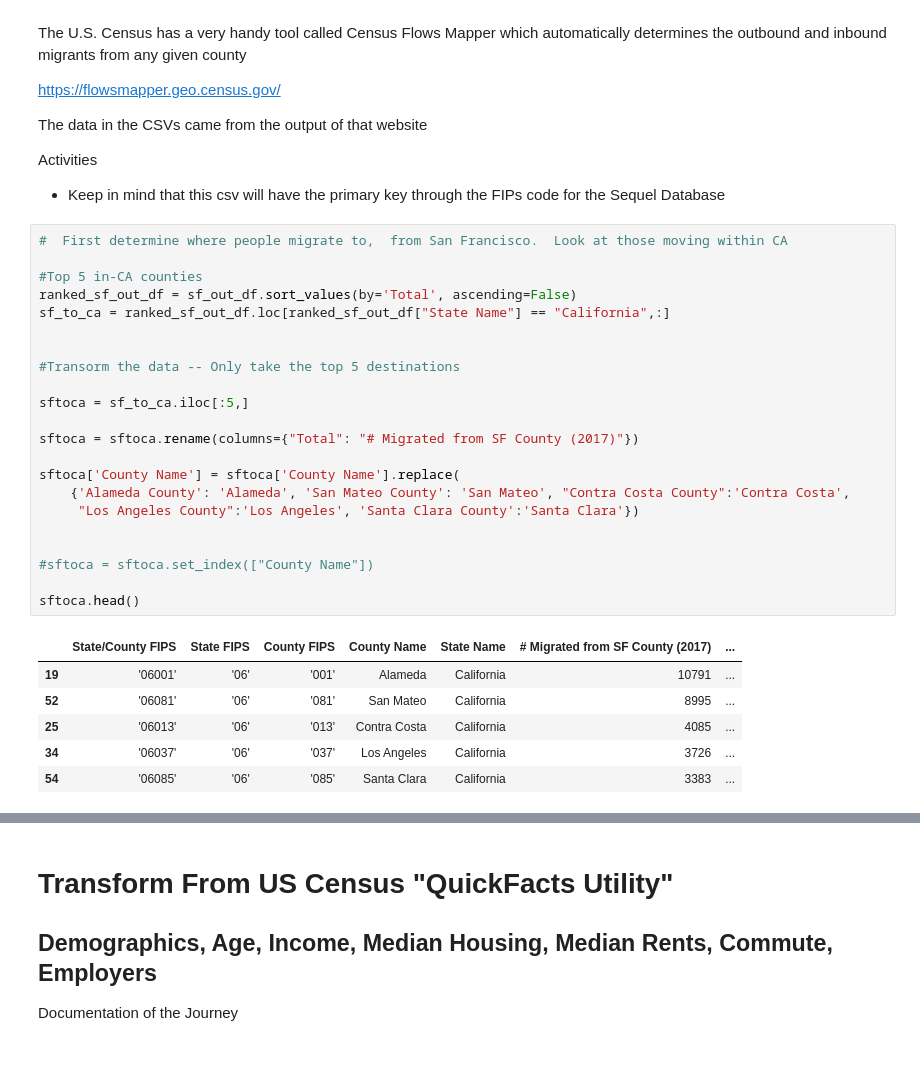
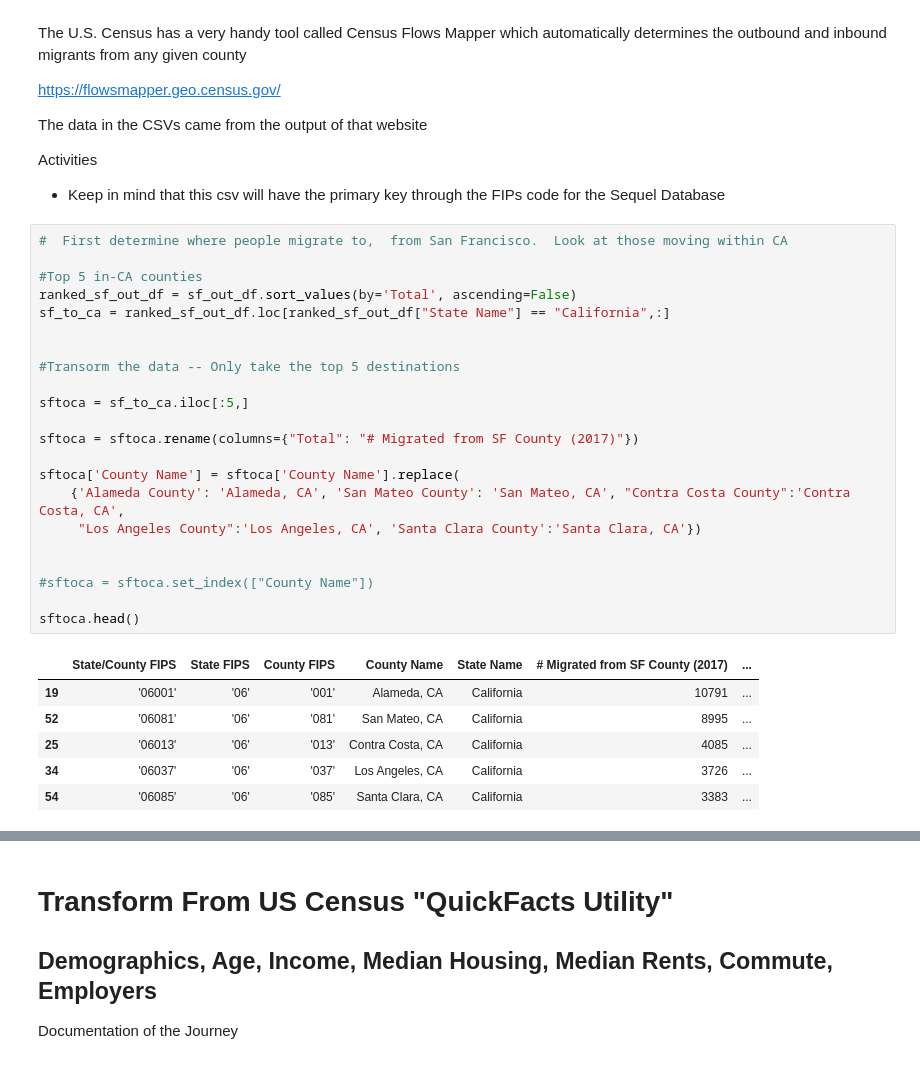
Before and after one commit to sn95033/ETL-Census-Data, a Jupyter notebook: Escape-the-Bay Database.ipynb, the cells around one changed output, grey strips where cells are left out. Saved outputs shown, nothing was run; the diff lists cells and outputs as text.

```diff
--- a/Escape-the-Bay Database.ipynb
+++ b/Escape-the-Bay Database.ipynb
@@ -79,32 +79,32 @@ Activities
 # %%
 #  First determine where people migrate to,  from San Francisco.  Look at those moving within CA
 
 #Top 5 in-CA counties
 ranked_sf_out_df = sf_out_df.sort_values(by='Total', ascending=False)
 sf_to_ca = ranked_sf_out_df.loc[ranked_sf_out_df["State Name"] == "California",:]
 
 
 #Transorm the data -- Only take the top 5 destinations
 
 sftoca = sf_to_ca.iloc[:5,]
 
 sftoca = sftoca.rename(columns={"Total": "# Migrated from SF County (2017)"})
 
 sftoca['County Name'] = sftoca['County Name'].replace(
-    {'Alameda County': 'Alameda', 'San Mateo County': 'San Mateo', "Contra Costa County":'Contra Costa',
-     "Los Angeles County":'Los Angeles', 'Santa Clara County':'Santa Clara'})
+    {'Alameda County': 'Alameda, CA', 'San Mateo County': 'San Mateo, CA', "Contra Costa County":'Contra Costa, CA',
+     "Los Angeles County":'Los Angeles, CA', 'Santa Clara County':'Santa Clara, CA'})
 
 
 #sftoca = sftoca.set_index(["County Name"])
 
 sftoca.head()
 # %% [output]
 |  | State/County FIPS | State FIPS | County FIPS | County Name | State Name | # Migrated from SF County (2017) | ... |
-| 19 | '06001' | '06' | '001' | Alameda | California | 10791 | ... |
-| 52 | '06081' | '06' | '081' | San Mateo | California | 8995 | ... |
-| 25 | '06013' | '06' | '013' | Contra Costa | California | 4085 | ... |
-| 34 | '06037' | '06' | '037' | Los Angeles | California | 3726 | ... |
-| 54 | '06085' | '06' | '085' | Santa Clara | California | 3383 | ... |
+| 19 | '06001' | '06' | '001' | Alameda, CA | California | 10791 | ... |
+| 52 | '06081' | '06' | '081' | San Mateo, CA | California | 8995 | ... |
+| 25 | '06013' | '06' | '013' | Contra Costa, CA | California | 4085 | ... |
+| 34 | '06037' | '06' | '037' | Los Angeles, CA | California | 3726 | ... |
+| 54 | '06085' | '06' | '085' | Santa Clara, CA | California | 3383 | ... |
 # %%
 #  Top destinations moving outside of CA
 
```
Also changed, not shown: parts of 41 cells of this notebook, 7 other files.
